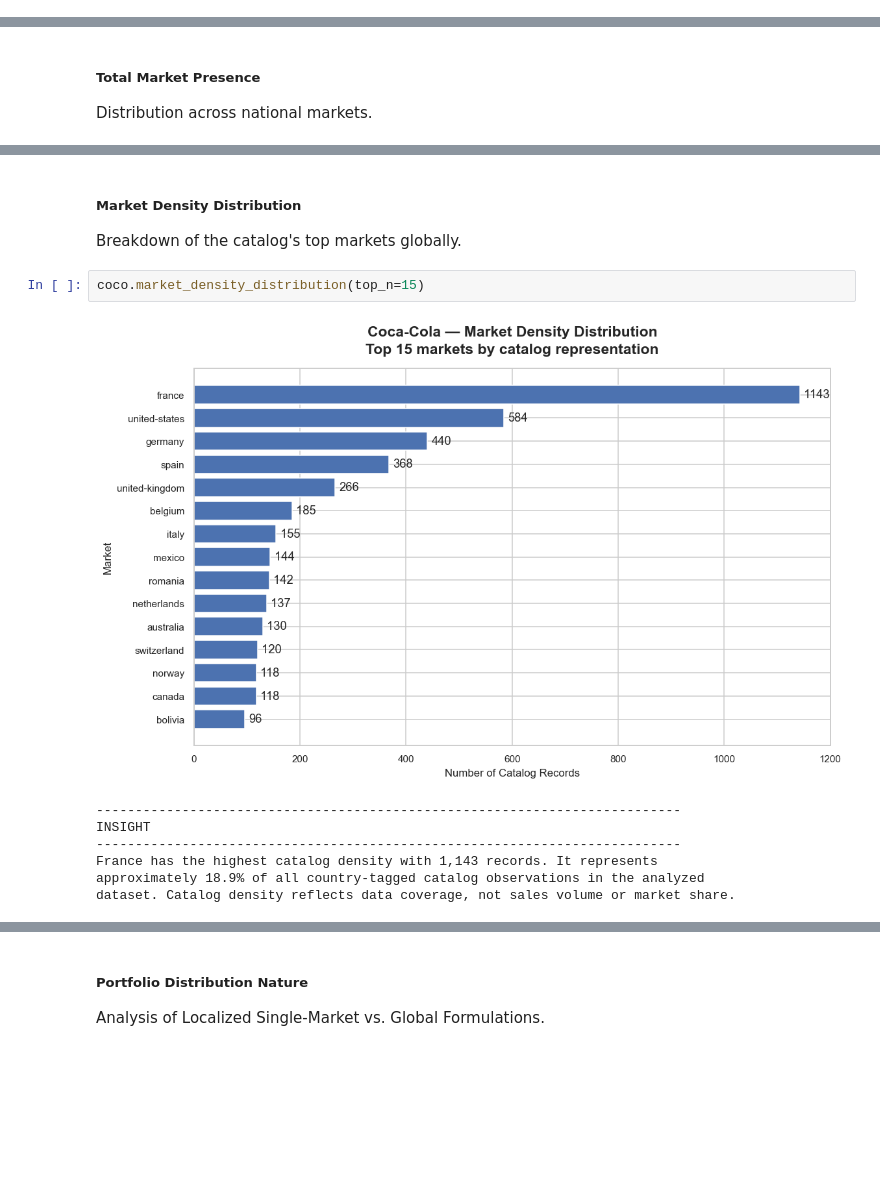
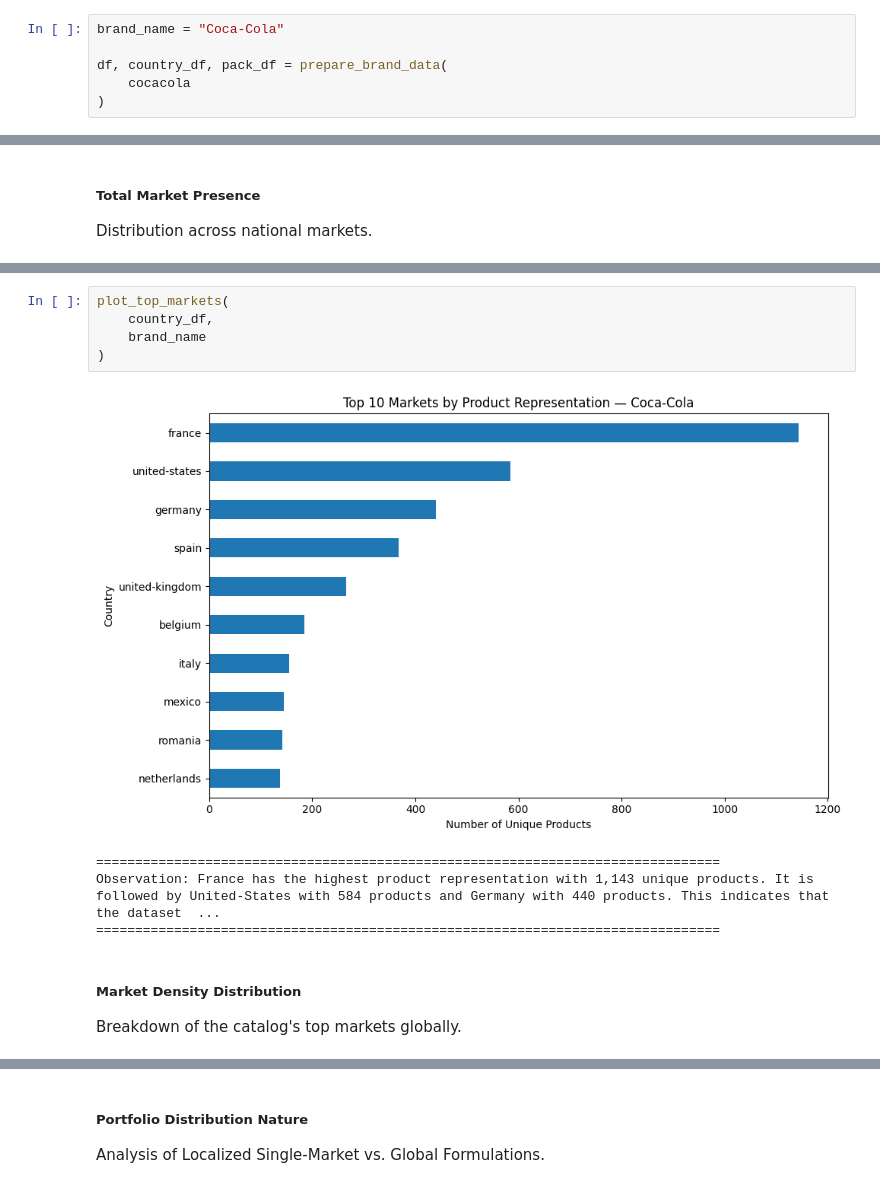
Before and after one commit to Codon-s/cpg-product-intelligence, a Jupyter notebook: report.ipynb, the cells around one changed output, grey strips where cells are left out. Saved outputs shown, nothing was run; the diff lists cells and outputs as text; blank space fills up the shorter version.

Commit message:
updated my analysis for coco-cola

```diff
--- a/report.ipynb
+++ b/report.ipynb
@@ -1662,3 +126,9 @@ coco = GlobalAnalysis(
+# %%
+brand_name = "Coca-Cola"
+
+df, country_df, pack_df = prepare_brand_data(
+    cocacola
+)
 # %% [markdown]
 #### 1.1 Geographic Footprint
 # %% [markdown]
@@ -1677,13 +214,13 @@ interpreted as verified commercial distribution or market share.
+# %%
+plot_top_markets(
+    country_df,
+    brand_name
+)
+# %% [output]
+[figure, added]
+================================================================================
+Observation: France has the highest product representation with 1,143 unique products. It is followed by United-States with 584 products and Germany with 440 products. This indicates that the dataset  ...
+================================================================================
 # %% [markdown]
 ##### Market Density Distribution
 Breakdown of the catalog's top markets globally.
-# %%
-coco.market_density_distribution(top_n=15)
-# %% [output]
-[figure, removed]
----------------------------------------------------------------------------
-INSIGHT
----------------------------------------------------------------------------
-France has the highest catalog density with 1,143 records. It represents
-approximately 18.9% of all country-tagged catalog observations in the analyzed
-dataset. Catalog density reflects data coverage, not sales volume or market share.
```
Also changed, not shown: parts of 44 cells of this notebook.
